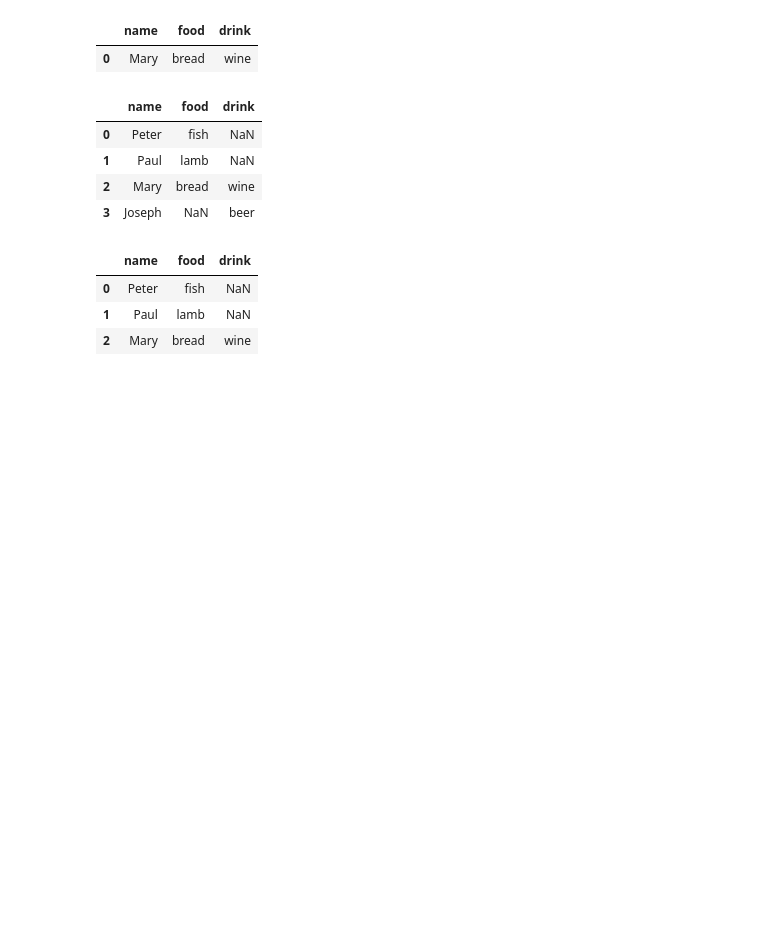
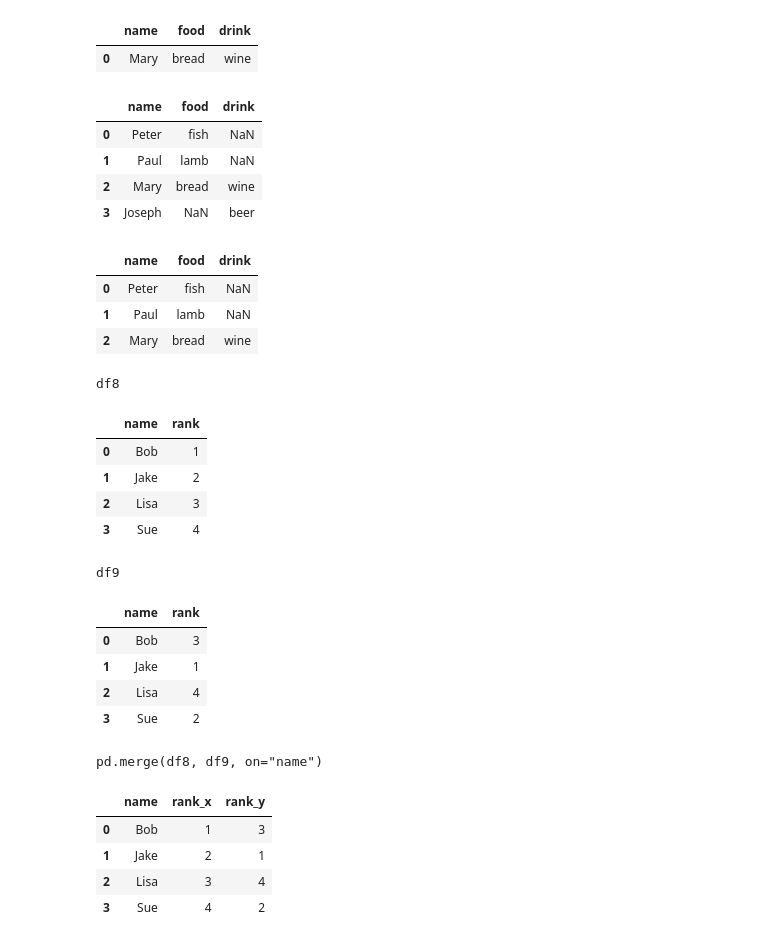
Before and after one commit to lekum/python-data-science-handbook, a Jupyter notebook: chapter_4/dataframes/merge_and_join.ipynb, the cells around one changed output. Cells and saved outputs as stored; diff of their text form; code cells hidden in the pictures; blank space fills up the shorter version.

Commit message:
Example of merge on with suffixes

```diff
--- a/chapter_4/dataframes/merge_and_join.ipynb
+++ b/chapter_4/dataframes/merge_and_join.ipynb
@@ -205,3 +205,28 @@ pd.merge(df6, df7, how='left')
 | 0 | Peter | fish | NaN |
 | 1 | Paul | lamb | NaN |
 | 2 | Mary | bread | wine |
+# %%
+df8 = pd.DataFrame({'name': ['Bob', 'Jake', 'Lisa', 'Sue'],
+'rank': [1, 2, 3, 4]})
+df9 = pd.DataFrame({'name': ['Bob', 'Jake', 'Lisa', 'Sue'],
+'rank': [3, 1, 4, 2]})
+display('df8', 'df9', 'pd.merge(df8, df9, on="name")')
+# %% [output]
+df8
+|  | name | rank |
+| 0 | Bob | 1 |
+| 1 | Jake | 2 |
+| 2 | Lisa | 3 |
+| 3 | Sue | 4 |
+df9
+|  | name | rank |
+| 0 | Bob | 3 |
+| 1 | Jake | 1 |
+| 2 | Lisa | 4 |
+| 3 | Sue | 2 |
+pd.merge(df8, df9, on="name")
+|  | name | rank_x | rank_y |
+| 0 | Bob | 1 | 3 |
+| 1 | Jake | 2 | 1 |
+| 2 | Lisa | 3 | 4 |
+| 3 | Sue | 4 | 2 |
```
Also changed, not shown: parts of 1 cell of this notebook.
